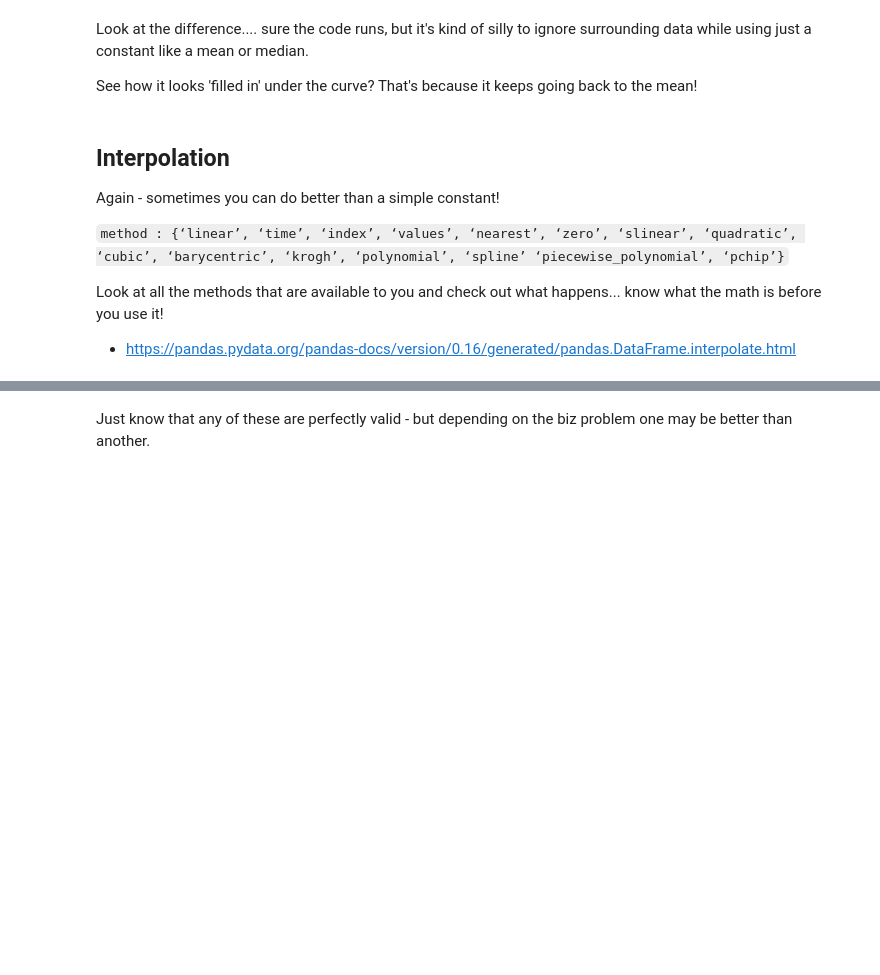
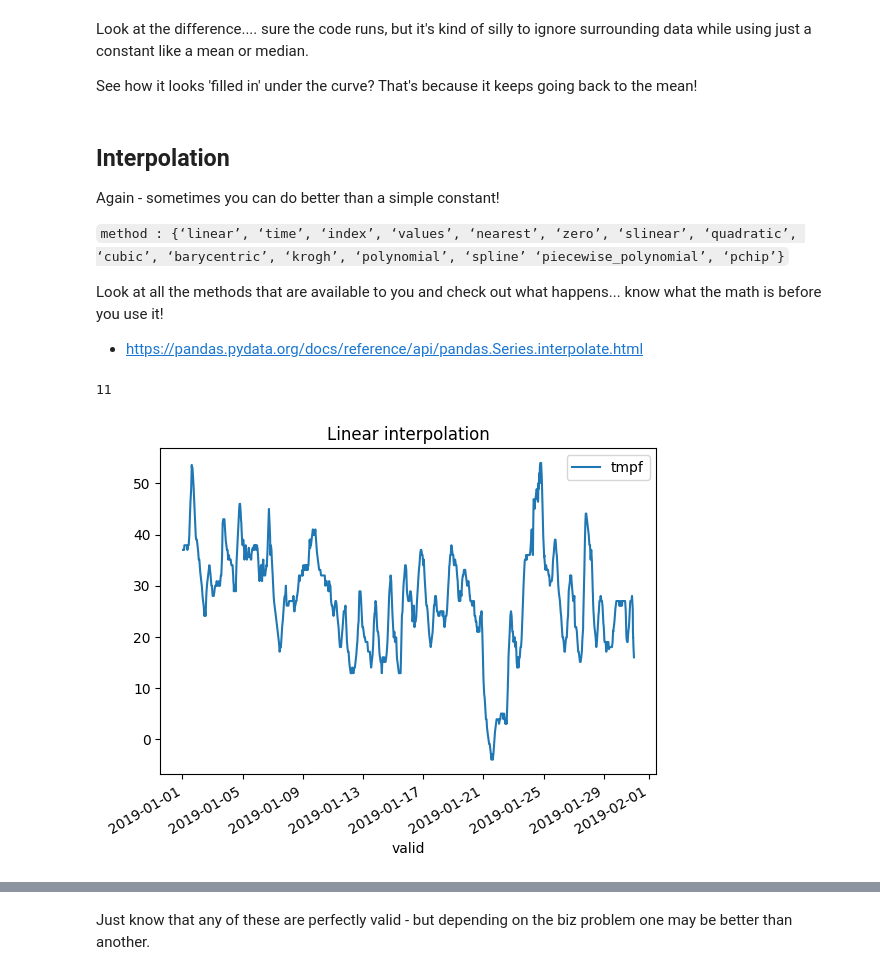
Before and after one commit to drdave-teaching/OPIM3510-notebooks, a Jupyter notebook: Module2_TimeSeriesForecasting/1_TimeSeriesData/3_Missing_Data_Weather.ipynb, the cells around one changed output, grey strips where cells are left out. Cells and saved outputs as stored; diff of their text form; code cells hidden in the pictures; blank space fills up the shorter version.

```diff
--- a/Module2_TimeSeriesForecasting/1_TimeSeriesData/3_Missing_Data_Weather.ipynb
+++ b/Module2_TimeSeriesForecasting/1_TimeSeriesData/3_Missing_Data_Weather.ipynb
@@ -576,19 +577,23 @@ method : {‘linear’, ‘time’, ‘index’, ‘values’, ‘nearest’,
 
 Look at all the methods that are available to you and check out what happens... know what the math is before you use it!
 
-* https://pandas.pydata.org/pandas-docs/version/0.16/generated/pandas.DataFrame.interpolate.html
+* https://pandas.pydata.org/docs/reference/api/pandas.Series.interpolate.html
 # %%
-# print(df.shape)
-# tmpdf = df
-# tmpdf = tmpdf.interpolate(method="linear")
+# linear interpolation draws a straight line between the
+# readings on either side of each gap
+tmpdf = df.copy()
+tmpdf['tmpf'] = tmpdf['tmpf'].interpolate(method='linear')
 
-# # look at all the methods that are available to you
-# # link: https://pandas.pydata.org/pandas-docs/version/0.16/generated/pandas.DataFrame.interpolate.html
+# how many missing temperatures are left?
+print(tmpdf['tmpf'].isna().sum())
 
-# # go ahead and try some
+# look at all the methods that are available to you
+# link: https://pandas.pydata.org/docs/reference/api/pandas.Series.interpolate.html
+# %% [output]
+11
 # %%
-# import matplotlib.pyplot as plt
-
-# # line plot doesn't look too diffrent
-# tmpdf.plot.line(x='valid', y='tmpf')
-# plt.show()
+# line plot doesn't look too different - and no flat 'mean' lines!
+tmpdf.plot.line(x='valid', y='tmpf', title='Linear interpolation')
+plt.show()
+# %% [output]
+[figure, added]
```
Also changed, not shown: parts of 25 cells of this notebook, 19 other files.
